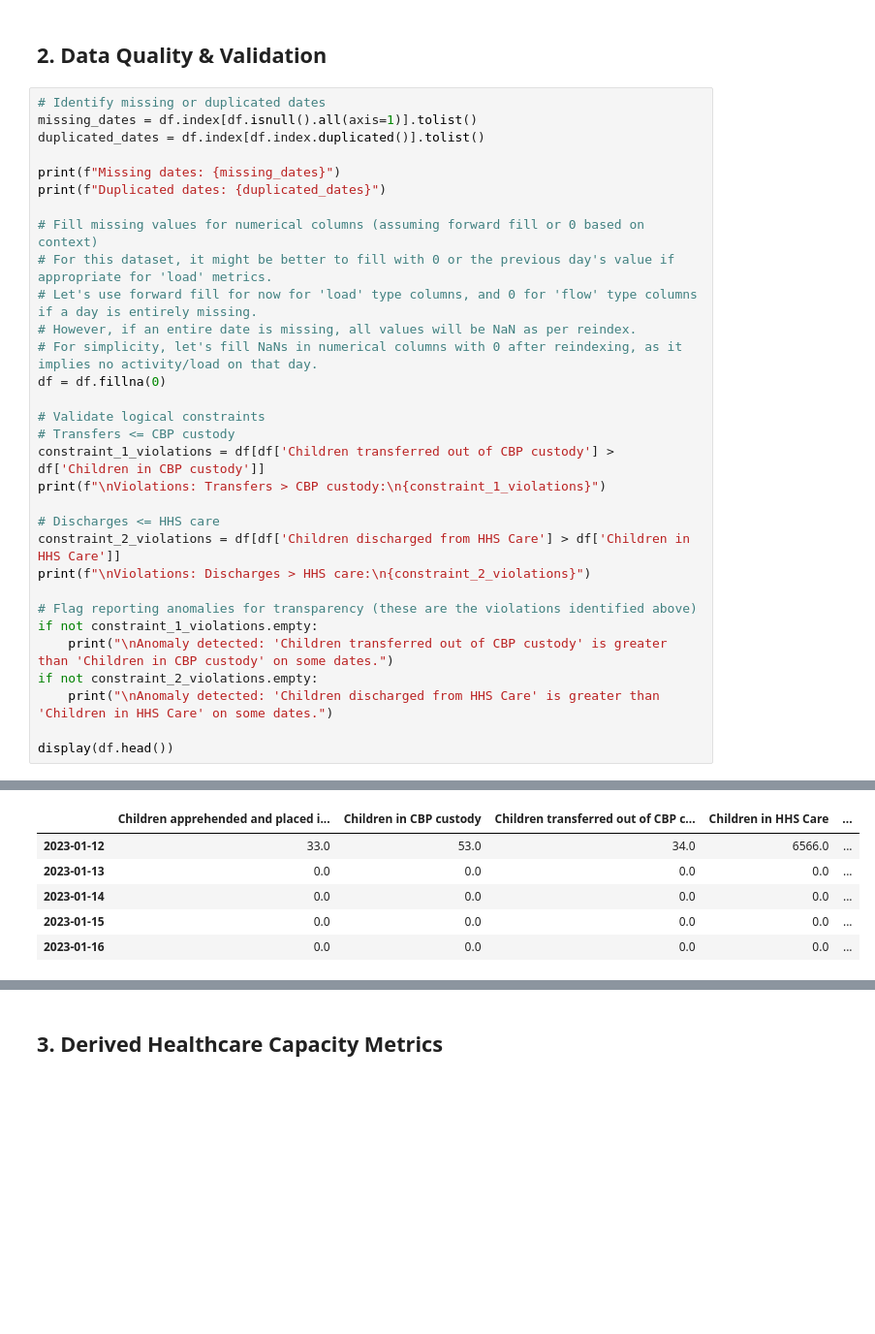
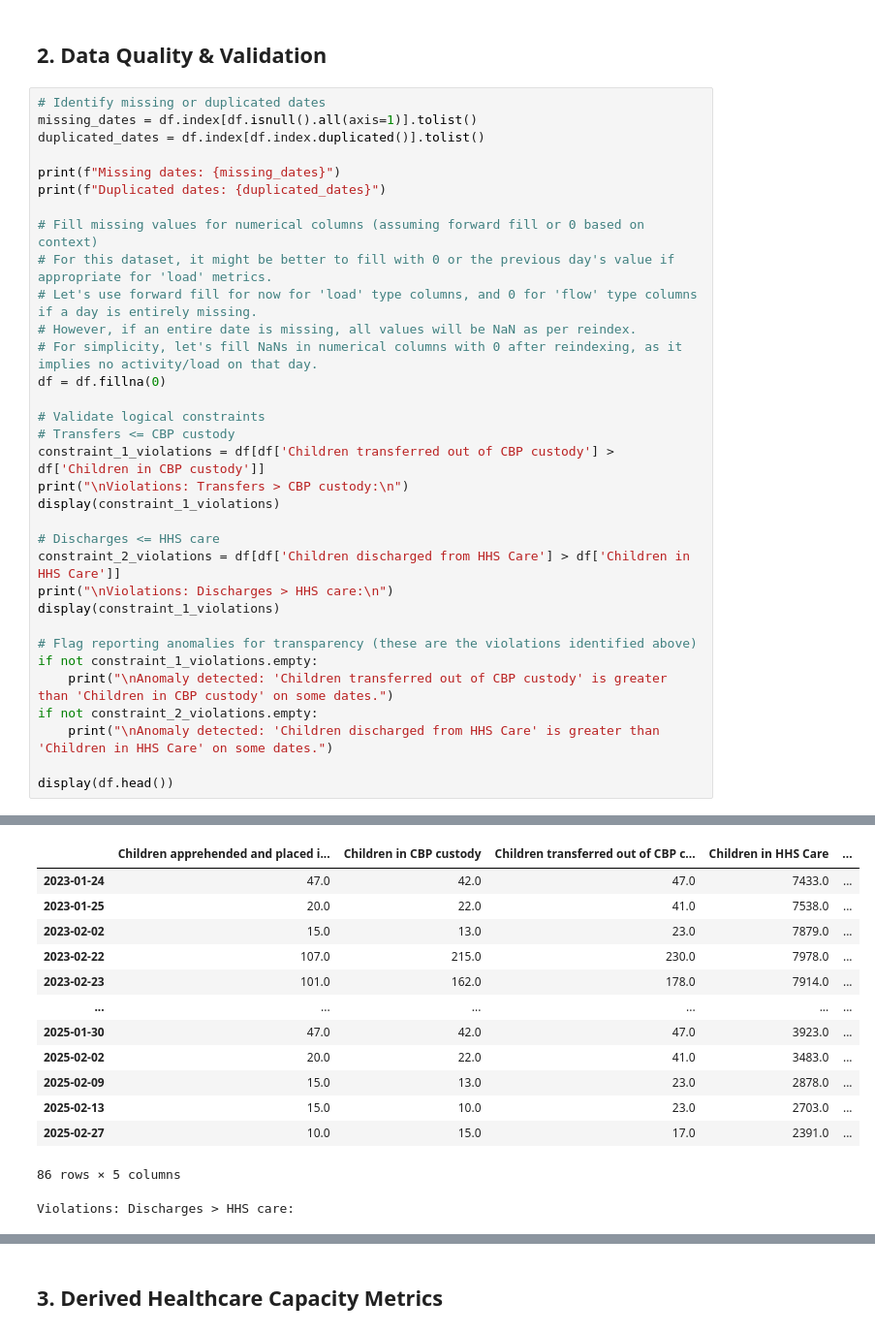
Before and after one commit to Prathamesh666/System-Capacity-Care-Load-Analytics-for-Unaccompanied-Children, a Jupyter notebook: System_Capacity_&_Care_Load_Analytics_for_Unaccompanied_Children.ipynb, the cells around one changed output, grey strips where cells are left out. Shown at 97% size. Saved outputs shown, nothing was run; the diff lists cells and outputs as text; blank space fills up the shorter version.

```diff
--- a/System_Capacity_&_Care_Load_Analytics_for_Unaccompanied_Children.ipynb
+++ b/System_Capacity_&_Care_Load_Analytics_for_Unaccompanied_Children.ipynb
@@ -130,11 +152,13 @@ df = df.fillna(0)
 # Validate logical constraints
 # Transfers <= CBP custody
 constraint_1_violations = df[df['Children transferred out of CBP custody'] > df['Children in CBP custody']]
-print(f"\nViolations: Transfers > CBP custody:\n{constraint_1_violations}")
+print("\nViolations: Transfers > CBP custody:\n")
+display(constraint_1_violations)
 
 # Discharges <= HHS care
 constraint_2_violations = df[df['Children discharged from HHS Care'] > df['Children in HHS Care']]
-print(f"\nViolations: Discharges > HHS care:\n{constraint_2_violations}")
+print("\nViolations: Discharges > HHS care:\n")
+display(constraint_1_violations)
 
 # Flag reporting anomalies for transparency (these are the violations identified above)
 if not constraint_1_violations.empty:
@@ -164,6 +175,14 @@ Anomaly detected: 'Children transferred out of CBP custody' is greater than 'Chi
 |  | Children apprehended and placed i... | Children in CBP custody | Children transferred out of CBP c... | Children in HHS Care | ... |
-| 2023-01-12 | 33.0 | 53.0 | 34.0 | 6566.0 | ... |
-| 2023-01-13 | 0.0 | 0.0 | 0.0 | 0.0 | ... |
-| 2023-01-14 | 0.0 | 0.0 | 0.0 | 0.0 | ... |
-| 2023-01-15 | 0.0 | 0.0 | 0.0 | 0.0 | ... |
-| 2023-01-16 | 0.0 | 0.0 | 0.0 | 0.0 | ... |
+| 2023-01-24 | 47.0 | 42.0 | 47.0 | 7433.0 | ... |
+| 2023-01-25 | 20.0 | 22.0 | 41.0 | 7538.0 | ... |
+| 2023-02-02 | 15.0 | 13.0 | 23.0 | 7879.0 | ... |
+| 2023-02-22 | 107.0 | 215.0 | 230.0 | 7978.0 | ... |
+| 2023-02-23 | 101.0 | 162.0 | 178.0 | 7914.0 | ... |
+| ... | ... | ... | ... | ... | ... |
+| 2025-01-30 | 47.0 | 42.0 | 47.0 | 3923.0 | ... |
+| 2025-02-02 | 20.0 | 22.0 | 41.0 | 3483.0 | ... |
+| 2025-02-09 | 15.0 | 13.0 | 23.0 | 2878.0 | ... |
+| 2025-02-13 | 15.0 | 10.0 | 23.0 | 2703.0 | ... |
+| 2025-02-27 | 10.0 | 15.0 | 17.0 | 2391.0 | ... |
+86 rows × 5 columns
+Violations: Discharges > HHS care:
```
Also changed, not shown: parts of 36 cells of this notebook, 4 other files.
